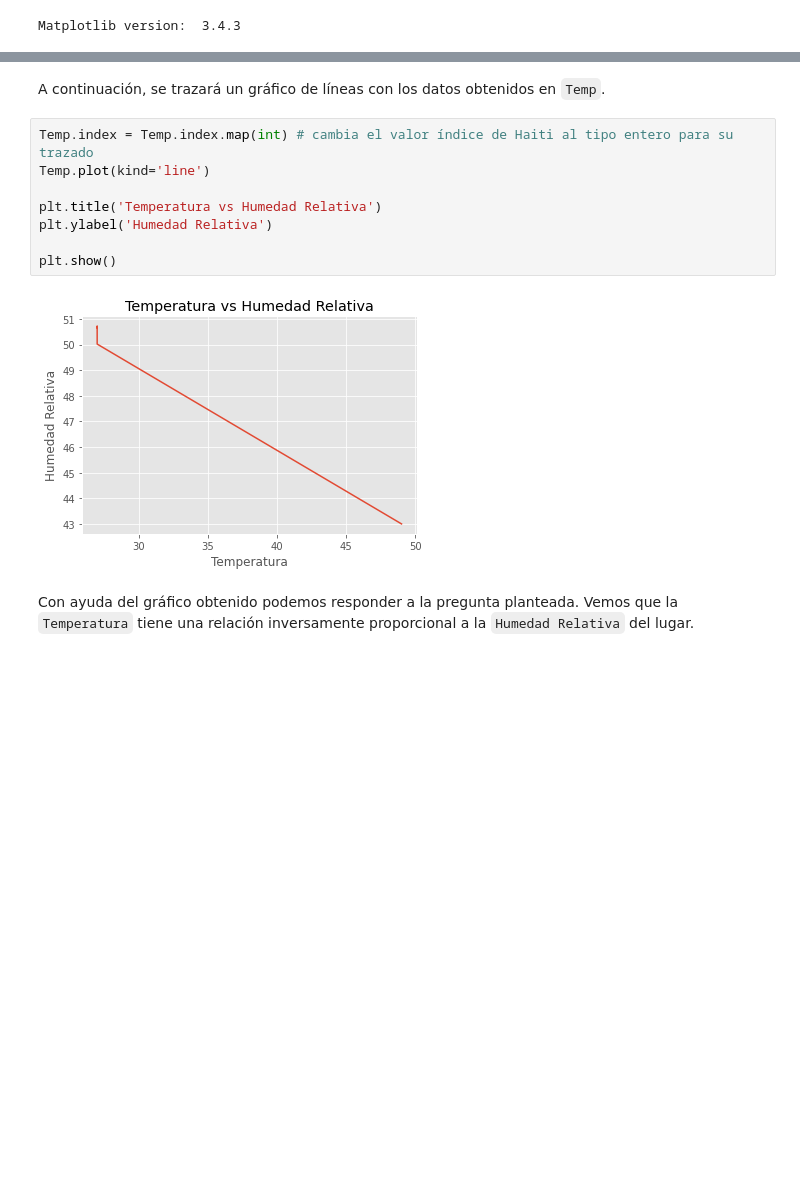
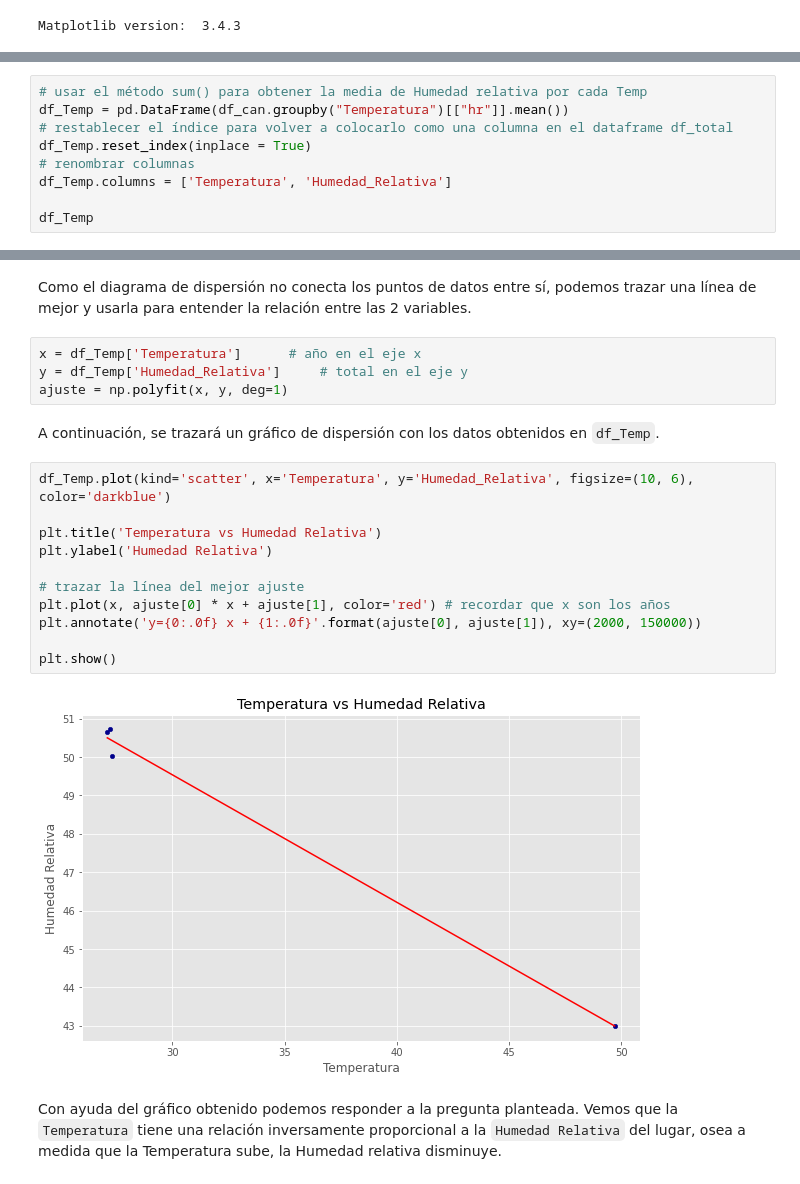
Before and after one commit to gaticavm9/Visualizacion-Datos-TPCD, a Jupyter notebook: main.ipynb, the cells around one changed output, grey strips where cells are left out. Drawn from its saved outputs; the diff is of its cells as text; blank space fills up the shorter version.

```diff
--- a/main.ipynb
+++ b/main.ipynb
@@ -130,0 +173,9 @@ Name: hr, dtype: float64
+# %%
+# usar el método sum() para obtener la media de Humedad relativa por cada Temp
+df_Temp = pd.DataFrame(df_can.groupby("Temperatura")[["hr"]].mean())
+# restablecer el índice para volver a colocarlo como una columna en el dataframe df_total
+df_Temp.reset_index(inplace = True)
+# renombrar columnas
+df_Temp.columns = ['Temperatura', 'Humedad_Relativa']
+
+df_Temp
@@ -131,14 +188,23 @@ Name: hr, dtype: float64
+# %% [markdown]
+Como el diagrama de dispersión no conecta los puntos de datos entre sí, podemos trazar una línea de mejor y usarla para entender la relación entre las 2 variables.
+# %%
+x = df_Temp['Temperatura']      # año en el eje x
+y = df_Temp['Humedad_Relativa']     # total en el eje y
+ajuste = np.polyfit(x, y, deg=1)
 # %% [markdown]
-A continuación, se trazará un gráfico de líneas con los datos obtenidos en `Temp`.
+A continuación, se trazará un gráfico de dispersión con los datos obtenidos en `df_Temp`.
-# %%
-Temp.index = Temp.index.map(int) # cambia el valor índice de Haiti al tipo entero para su trazado
-Temp.plot(kind='line')
-
-plt.title('Temperatura vs Humedad Relativa')
-plt.ylabel('Humedad Relativa')
-
-plt.show()
-# %% [output]
-[figure, removed]
+# %%
+df_Temp.plot(kind='scatter', x='Temperatura', y='Humedad_Relativa', figsize=(10, 6), color='darkblue')
+
+plt.title('Temperatura vs Humedad Relativa')
+plt.ylabel('Humedad Relativa')
+
+# trazar la línea del mejor ajuste
+plt.plot(x, ajuste[0] * x + ajuste[1], color='red') # recordar que x son los años
+plt.annotate('y={0:.0f} x + {1:.0f}'.format(ajuste[0], ajuste[1]), xy=(2000, 150000))
+
+plt.show()
+# %% [output]
+[figure, added]
 # %% [markdown]
-Con ayuda del gráfico obtenido podemos responder a la pregunta planteada. Vemos que la `Temperatura` tiene una relación inversamente proporcional a la `Humedad Relativa` del lugar.
+Con ayuda del gráfico obtenido podemos responder a la pregunta planteada. Vemos que la `Temperatura` tiene una relación inversamente proporcional a la `Humedad Relativa` del lugar, osea a medida que la Temperatura sube, la Humedad relativa disminuye.
```
Also changed, not shown: parts of 19 cells of this notebook.
